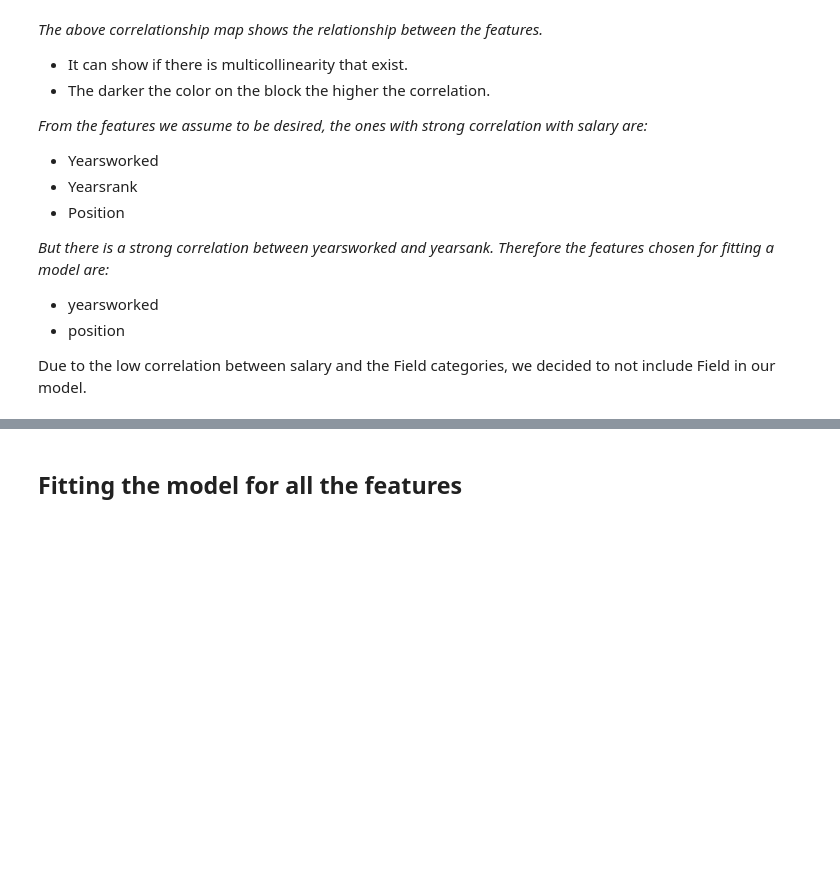
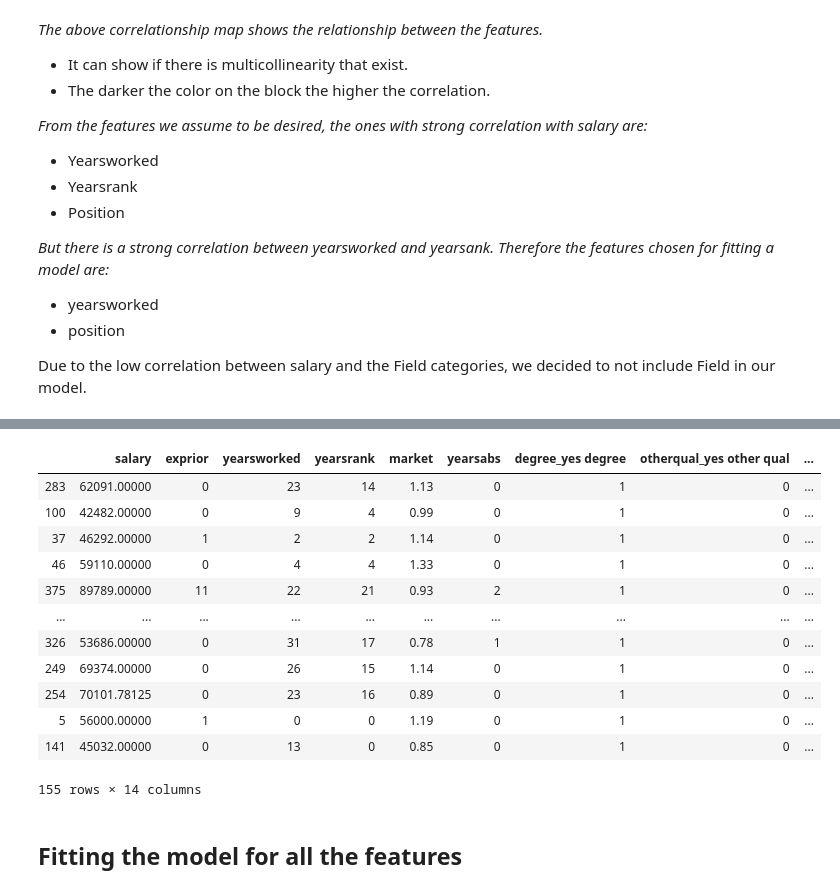
Before and after one commit to LeboSeribe/Multivariate-Regression, a Jupyter notebook: Multivariate.ipynb, the cells around one changed output, grey strips where cells are left out. Cells and saved outputs as stored; diff of their text form; code cells hidden in the pictures; blank space fills up the shorter version.

```diff
--- a/Multivariate.ipynb
+++ b/Multivariate.ipynb
@@ -172,3 +309,20 @@ x_test1 = pd.get_dummies(x_test, prefix_sep='_', drop_first=True)
+# %%
+x_test1.to_csv('test_data.csv')
+x_test1
+# %% [output]
+|  | salary | exprior | yearsworked | yearsrank | market | yearsabs | degree_yes degree | otherqual_yes other qual | ... |
+| 283 | 62091.00000 | 0 | 23 | 14 | 1.13 | 0 | 1 | 0 | ... |
+| 100 | 42482.00000 | 0 | 9 | 4 | 0.99 | 0 | 1 | 0 | ... |
+| 37 | 46292.00000 | 1 | 2 | 2 | 1.14 | 0 | 1 | 0 | ... |
+| 46 | 59110.00000 | 0 | 4 | 4 | 1.33 | 0 | 1 | 0 | ... |
+| 375 | 89789.00000 | 11 | 22 | 21 | 0.93 | 2 | 1 | 0 | ... |
+| ... | ... | ... | ... | ... | ... | ... | ... | ... | ... |
+| 326 | 53686.00000 | 0 | 31 | 17 | 0.78 | 1 | 1 | 0 | ... |
+| 249 | 69374.00000 | 0 | 26 | 15 | 1.14 | 0 | 1 | 0 | ... |
+| 254 | 70101.78125 | 0 | 23 | 16 | 0.89 | 0 | 1 | 0 | ... |
+| 5 | 56000.00000 | 1 | 0 | 0 | 1.19 | 0 | 1 | 0 | ... |
+| 141 | 45032.00000 | 0 | 13 | 0 | 0.85 | 0 | 1 | 0 | ... |
+155 rows × 14 columns
 # %%
 # Field = pd.get_dummies(x_train['Field'],prefix_sep='_',drop_first=False)
 # Field.set_index('Human Resources')
```
Also changed, not shown: parts of 20 cells of this notebook, 10 other files.
